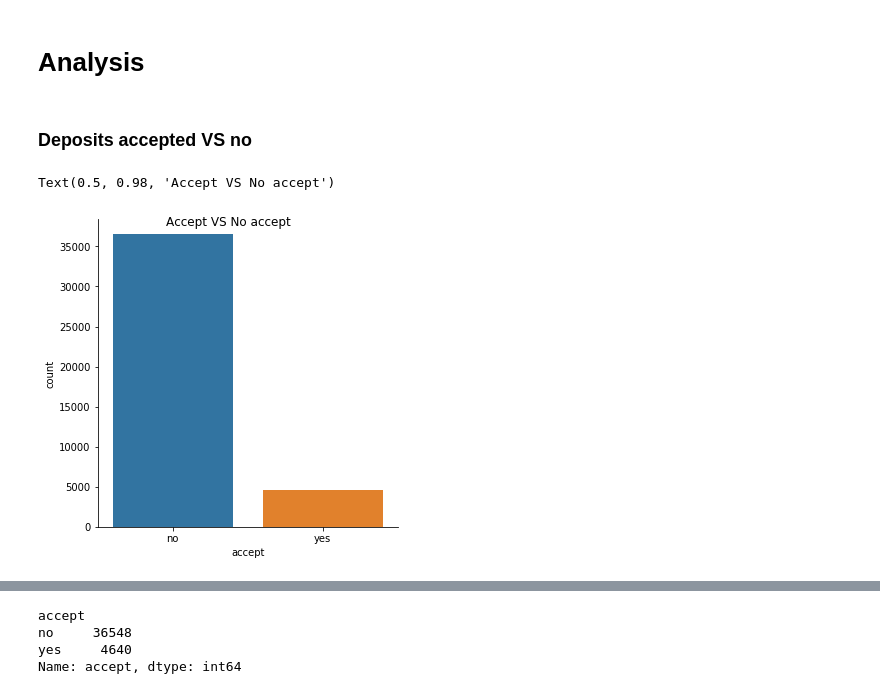
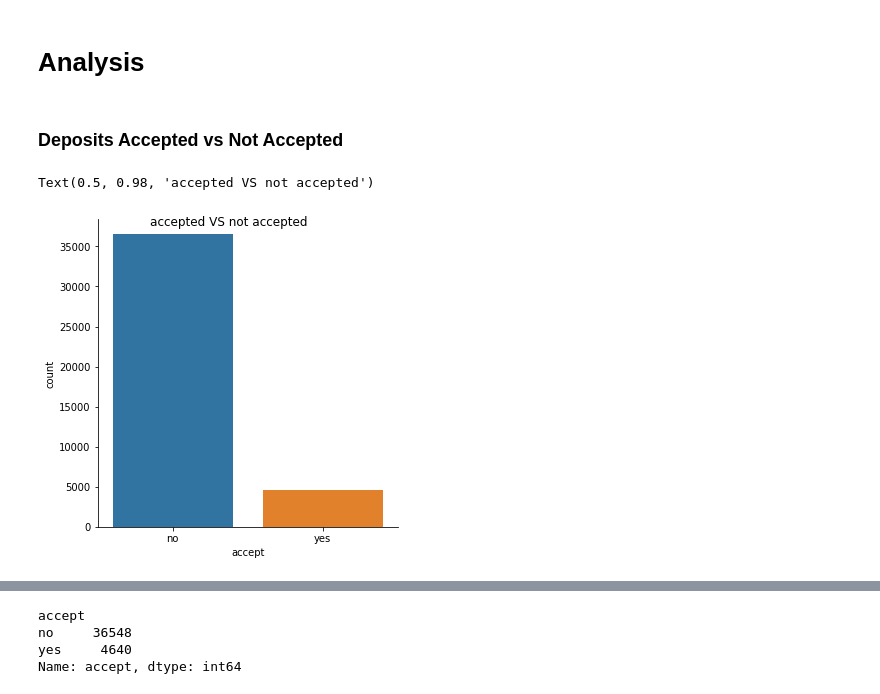
Before and after one commit to jairocks7/CapstoneProject, a Jupyter notebook: Capstone.ipynb, the cells around one changed output, grey strips where cells are left out. Saved outputs shown, nothing was run; the diff lists cells and outputs as text; code cells hidden in the pictures.

```diff
--- a/Capstone.ipynb
+++ b/Capstone.ipynb
@@ -200,12 +206,11 @@ dtypes: category(12), float64(5), int64(5), int8(11)
 memory usage: 4.0 MB
 # %% [markdown]
 # Analysis
-# %% [markdown]
-### Deposits accepted VS no
+# %% [markdown]
+### Deposits Accepted vs Not Accepted
 # %%
-# Plot by accept
 sx = sns.factorplot('accept', data=bank1, kind='count', aspect=1)
-sx.fig.suptitle('Accept VS No accept')
+sx.fig.suptitle('accepted VS not accepted')
 # %% [output]
-Text(0.5, 0.98, 'Accept VS No accept')
+Text(0.5, 0.98, 'accepted VS not accepted')
-[figure, old version]
+[figure, new version]
```
Also changed, not shown: parts of 239 cells of this notebook.
